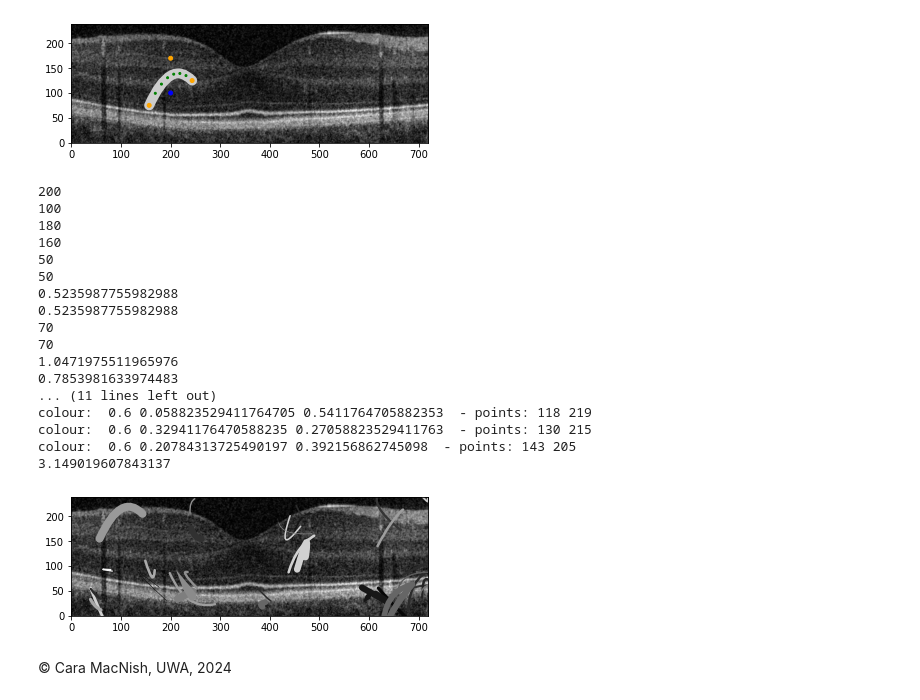
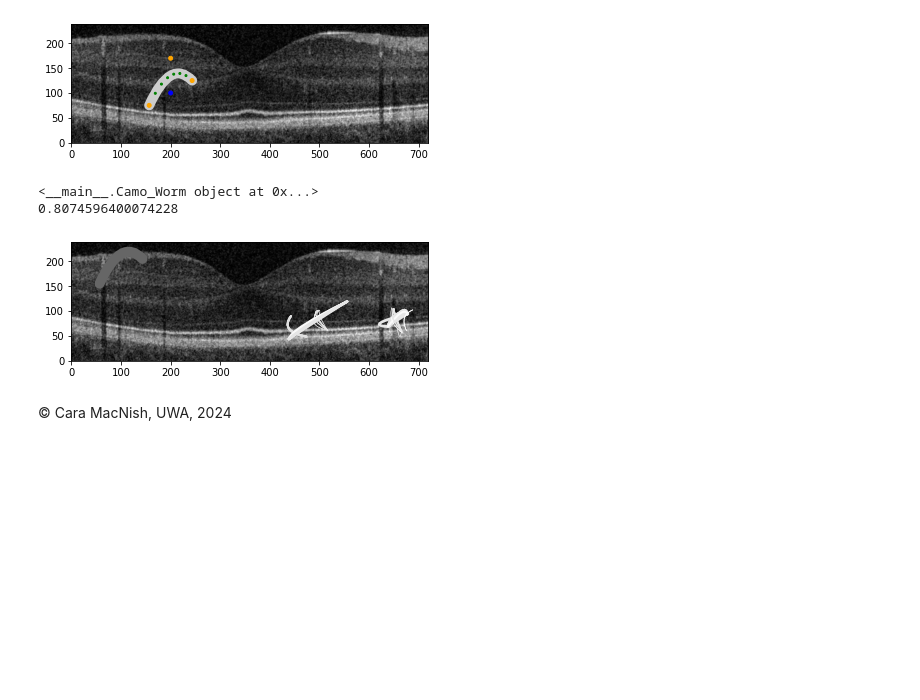
Before and after one commit to liannelong/CITS4404_Project, a Jupyter notebook: CamoWorms/CamoWorms.ipynb, the cells around one changed output. Saved outputs shown, nothing was run; the diff lists cells and outputs as text; code cells hidden in the pictures; blank space fills up the shorter version.

```diff
--- a/CamoWorms/CamoWorms.ipynb
+++ b/CamoWorms/CamoWorms.ipynb
@@ -85,7 +85,7 @@ class Camo_Worm:
         return self.bezier.point_at_t(np.linspace(0,1,intervals))
 
     def approx_length (self):
-        intermediates = intermediate_points(self)
+        intermediates = self.intermediate_points()
         eds = euclidean_distances(intermediates,intermediates)
         return np.sum(np.diag(eds,1))
 
@@ -304,6 +326,7 @@ class GeneticAlgorithm:
     def run(self, max_generations, init_params):
         # Initialize population
         population = self.initialise_population(self.image.shape, init_params)
+        cost = CostFunction(image, self.weights)
 
          # ------------ Add Cost_function to offspring------------
         for generation in range(max_generations):
@@ -320,72 +343,59 @@ class GeneticAlgorithm:
                 child2 = Camo_Worm(*child_param2)
                 offspring.extend([child1, child2])
 
+            # add parents and offspring together
+            new_population = population + offspring
+
+            # Evaluate the cost of each worm in the new population
+            pop_cost = [cost.evaluate(worm) for worm in new_population]
+            # Get the indices of worms sorted by their costs in ascending order
+            sorted_indices = sorted(range(len(pop_cost)), key=lambda k: pop_cost[k])
+            sorted_population = [new_population[i] for i in sorted_indices]
+
             # Replace old population with new population
-            population = offspring
+            population = sorted_population[:self.population_size]
 
         return population
 # %%
 # Define parameters for the Genetic Algorithm
-population_size = 40 # Number of worms in the population ---- to be adjusted
+population_size = 50 # Number of worms in the population ---- to be adjusted
 crossover_rate = 0.5 # Probability of crossover
 mutation_rate = 0.1 # Probability of mutation`
 
 # Define weights --- to be adjusted/required?
-weights = {'coverage': 1, 'smoothness': 1, 'detail': 1, 'color': 1, 'efficiency': 1}
+weights = {'coverage': 1, 'smoothness': 1, 'detail': 1, 'colour': 1, 'efficiency': 1}
 
 # Create an instance of the GeneticAlgorithm class
 genetic_algorithm = GeneticAlgorithm(image, population_size, crossover_rate, mutation_rate, weights)
 
 # Define initial parameters for the worms
 init_params = (40, 30, 1)  # Example parameters, adjust as needed
 
 # Define the maximum number of generations
-max_generations = 10
+max_generations = 20
 clew = genetic_algorithm.run(max_generations, init_params)
 
 # Display the optimized population of worms
 drawing = Drawing(image)
 for worm in clew:
     drawing.add_worms(worm)
 
 
 # ~~~~~~~~~~~~~~~~~~~~~~~~~~~~~~~~~~~~~~~~~~~~~~~~~~~~~~~~~~~~~~~~~~~~
 # Testing cost function for a single worm
 worm_test = Camo_Worm(100, 180, 50, np.pi/6, 70, np.pi/3, 10, 0.4)
 worm_test2 = Camo_Worm(200, 160, 50, np.pi/6, 70, np.pi/4, 8, 0.6)
 test = ['x', 'y', 'r', 'theta', 'dr', 'dgamma', 'width', 'colour']
-for t in test:
-    if random.choice([True, False]):
-        temp = getattr(worm_test, t)
-        setattr(worm_test, t, getattr(worm_test2, t))
-        setattr(worm_test2, t, temp)
-    print(getattr(worm_test, t))
-    print(getattr(worm_test2, t))
 print(worm_test)
 cost = CostFunction(image, weights)
 c_c = cost.evaluate(worm_test)
 print(c_c)
 drawing.add_worms(worm_test)
 
 drawing.show()
 # %% [output]
-200
-100
-180
-160
-50
-50
-0.5235987755982988
-0.5235987755982988
-70
-70
-1.0471975511965976
-0.7853981633974483
-... (11 lines left out)
-colour:  0.6 0.058823529411764705 0.5411764705882353  - points: 118 219
-colour:  0.6 0.32941176470588235 0.27058823529411763  - points: 130 215
-colour:  0.6 0.20784313725490197 0.392156862745098  - points: 143 205
-3.149019607843137
+<__main__.Camo_Worm object at 0x...>
+0.8074596400074228
-[figure, old version]
+[figure, new version]
 # %% [markdown]
 &copy; Cara MacNish, UWA, 2024
```
Also changed, not shown: parts of 2 cells of this notebook.
